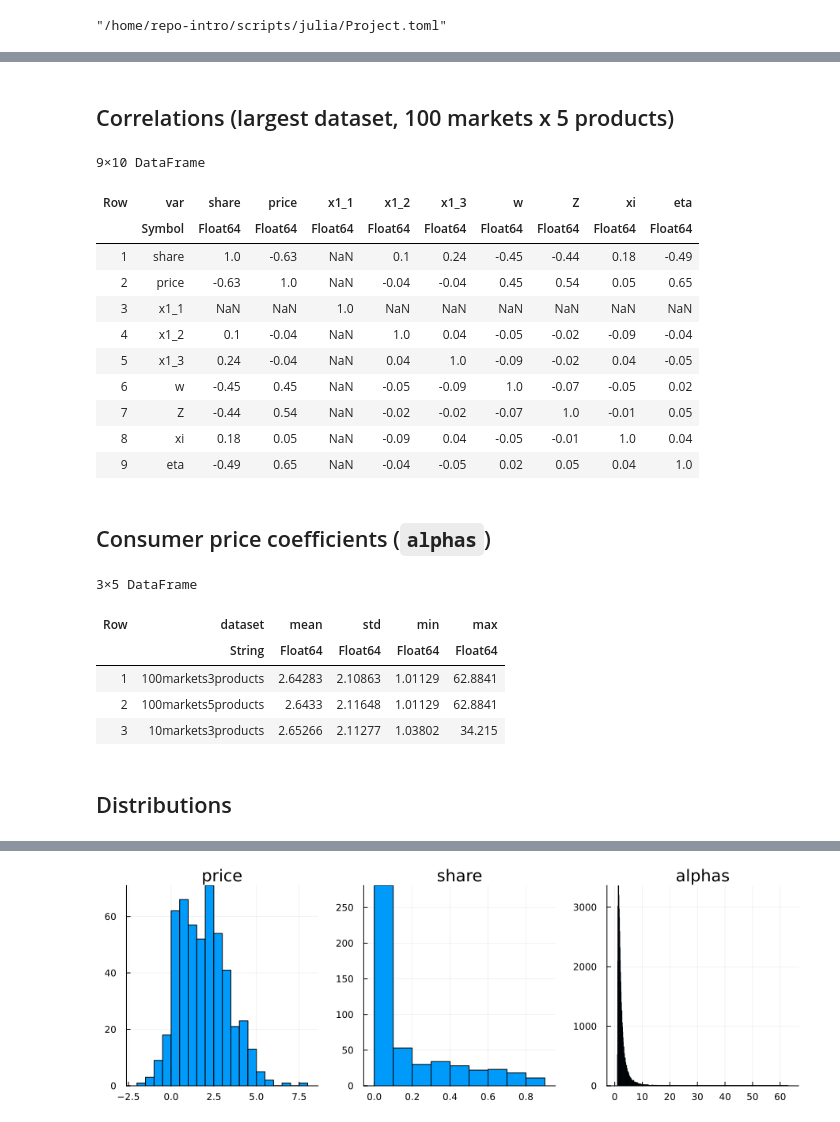
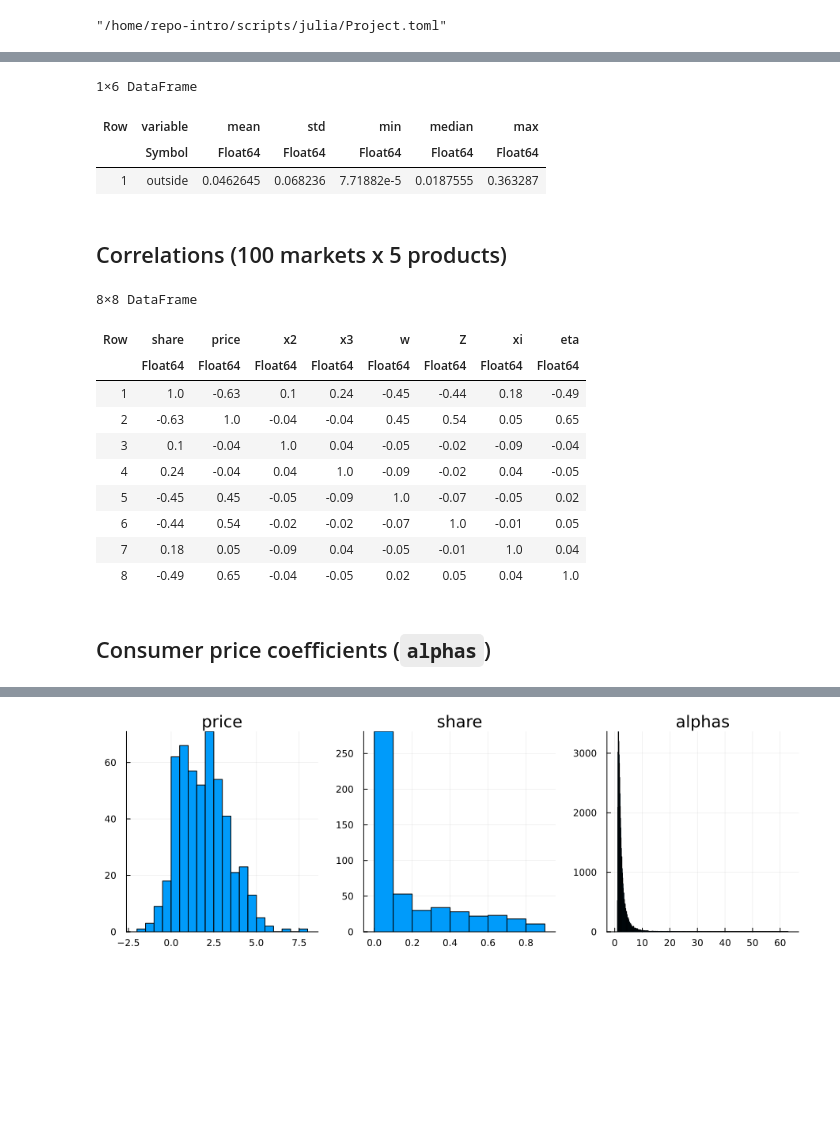
Before and after one commit to Erick-0M/problem-set-io, a Jupyter notebook: code/scripts/problem_set.ipynb, the cells around one changed output, grey strips where cells are left out. Drawn from its saved outputs; the diff is of its cells as text; code cells hidden in the pictures; blank space fills up the shorter version.

Commit message:
Simplify descriptives notebook: no loops/Dict, plain describe calls (#1)
Co-Authored-By: Claude Sonnet 5 <noreply@anthropic.com>

```diff
--- a/code/scripts/problem_set.ipynb
+++ b/code/scripts/problem_set.ipynb
@@ -5,10 +5,9 @@ Three simulated datasets in `code/build/input/public/simulation/` (10 markets x
 # %%
-using MAT, DataFrames, Statistics, StatsBase, Plots, Printf
-raw = Dict(
-    "10markets3products"  => matread("../build/input/public/simulation/10markets3products.mat"),
-    "100markets3products" => matread("../build/input/public/simulation/100markets3products.mat"),
-    "100markets5products" => matread("../build/input/public/simulation/100markets5products.mat"),
-)
+using MAT, DataFrames, Statistics, Plots
+
+d1 = matread("../build/input/public/simulation/10markets3products.mat")
+d2 = matread("../build/input/public/simulation/100markets3products.mat")
+d3 = matread("../build/input/public/simulation/100markets5products.mat")
 Base.active_project()
 # %% [output]
 [ Info: Precompiling IJuliaExt [64482eec-cc57-5312-bea1-9f24eb636db7]
@@ -89,0 +20,12 @@ DataFrame(dataset = sort(collect(keys(data))),
+# %%
+# One row per product-market pair (the constant first column of x1 is dropped)
+function make_df(d)
+    DataFrame(share = vec(d["shares"]), price = vec(d["P_opt"]),
+              x2 = d["x1"][:, 2], x3 = d["x1"][:, 3],
+              w = vec(d["w"]), Z = vec(d["Z"]), xi = vec(d["xi_all"]), eta = vec(d["eta"]))
+end
+
+# Share of the outside option in each market: 1 - sum of inside shares
+outside(d) = DataFrame(outside = vec(1 .- sum(d["shares"], dims = 1)))
+
+df1, df2, df3 = make_df(d1), make_df(d2), make_df(d3)
@@ -90,37 +112,26 @@ DataFrame(dataset = sort(collect(keys(data))),
+# %%
+describe(outside(d3), :mean, :std, :min, :median, :max)
+# %% [output]
+1×6 DataFrame
+| Row | variable | mean | std | min | median | max |
+|  | Symbol | Float64 | Float64 | Float64 | Float64 | Float64 |
+| 1 | outside | 0.0462645 | 0.068236 | 7.71882e-5 | 0.0187555 | 0.363287 |
 # %% [markdown]
-## Correlations (largest dataset, 100 markets x 5 products)
+## Correlations (100 markets x 5 products)
-# %%
-df = data["100markets5products"]
-vars = [:share, :price, :x1_1, :x1_2, :x1_3, :w, :Z, :xi, :eta]
-C = cor(Matrix(df[:, vars]))
-DataFrame(round.(C, digits = 2), string.(vars)) |> d -> insertcols(d, 1, :var => vars)
-# %% [output]
-9×10 DataFrame
-| Row | var | share | price | x1_1 | x1_2 | x1_3 | w | Z | xi | eta |
-|  | Symbol | Float64 | Float64 | Float64 | Float64 | Float64 | Float64 | Float64 | Float64 | Float64 |
-| 1 | share | 1.0 | -0.63 | NaN | 0.1 | 0.24 | -0.45 | -0.44 | 0.18 | -0.49 |
-| 2 | price | -0.63 | 1.0 | NaN | -0.04 | -0.04 | 0.45 | 0.54 | 0.05 | 0.65 |
-| 3 | x1_1 | NaN | NaN | 1.0 | NaN | NaN | NaN | NaN | NaN | NaN |
-| 4 | x1_2 | 0.1 | -0.04 | NaN | 1.0 | 0.04 | -0.05 | -0.02 | -0.09 | -0.04 |
-| 5 | x1_3 | 0.24 | -0.04 | NaN | 0.04 | 1.0 | -0.09 | -0.02 | 0.04 | -0.05 |
-| 6 | w | -0.45 | 0.45 | NaN | -0.05 | -0.09 | 1.0 | -0.07 | -0.05 | 0.02 |
-| 7 | Z | -0.44 | 0.54 | NaN | -0.02 | -0.02 | -0.07 | 1.0 | -0.01 | 0.05 |
-| 8 | xi | 0.18 | 0.05 | NaN | -0.09 | 0.04 | -0.05 | -0.01 | 1.0 | 0.04 |
-| 9 | eta | -0.49 | 0.65 | NaN | -0.04 | -0.05 | 0.02 | 0.05 | 0.04 | 1.0 |
+# %%
+C = round.(cor(Matrix(df3)), digits = 2)
+DataFrame(C, names(df3))
+# %% [output]
+8×8 DataFrame
+| Row | share | price | x2 | x3 | w | Z | xi | eta |
+|  | Float64 | Float64 | Float64 | Float64 | Float64 | Float64 | Float64 | Float64 |
+| 1 | 1.0 | -0.63 | 0.1 | 0.24 | -0.45 | -0.44 | 0.18 | -0.49 |
+| 2 | -0.63 | 1.0 | -0.04 | -0.04 | 0.45 | 0.54 | 0.05 | 0.65 |
+| 3 | 0.1 | -0.04 | 1.0 | 0.04 | -0.05 | -0.02 | -0.09 | -0.04 |
+| 4 | 0.24 | -0.04 | 0.04 | 1.0 | -0.09 | -0.02 | 0.04 | -0.05 |
+| 5 | -0.45 | 0.45 | -0.05 | -0.09 | 1.0 | -0.07 | -0.05 | 0.02 |
+| 6 | -0.44 | 0.54 | -0.02 | -0.02 | -0.07 | 1.0 | -0.01 | 0.05 |
+| 7 | 0.18 | 0.05 | -0.09 | 0.04 | -0.05 | -0.01 | 1.0 | 0.04 |
+| 8 | -0.49 | 0.65 | -0.04 | -0.05 | 0.02 | 0.05 | 0.04 | 1.0 |
 # %% [markdown]
 ## Consumer price coefficients (`alphas`)
-# %%
-DataFrame(dataset = sort(collect(keys(raw))),
-    mean = [mean(raw[k]["alphas"]) for k in sort(collect(keys(raw)))],
-    std = [std(raw[k]["alphas"]) for k in sort(collect(keys(raw)))],
-    min = [minimum(raw[k]["alphas"]) for k in sort(collect(keys(raw)))],
-    max = [maximum(raw[k]["alphas"]) for k in sort(collect(keys(raw)))])
-# %% [output]
-3×5 DataFrame
-| Row | dataset | mean | std | min | max |
-|  | String | Float64 | Float64 | Float64 | Float64 |
-| 1 | 100markets3products | 2.64283 | 2.10863 | 1.01129 | 62.8841 |
-| 2 | 100markets5products | 2.6433 | 2.11648 | 1.01129 | 62.8841 |
-| 3 | 10markets3products | 2.65266 | 2.11277 | 1.03802 | 34.215 |
-# %% [markdown]
-## Distributions
```
Also changed, not shown: parts of 18 cells of this notebook.
